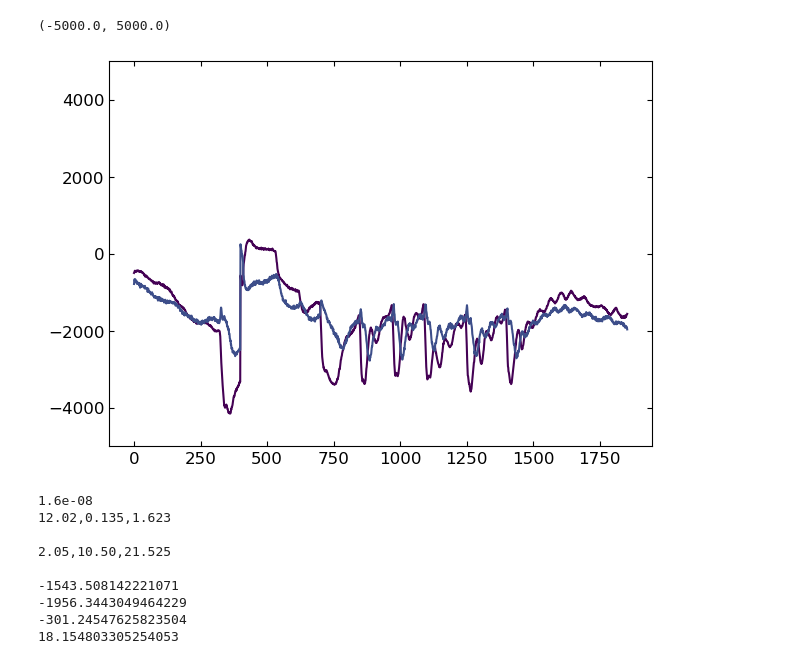
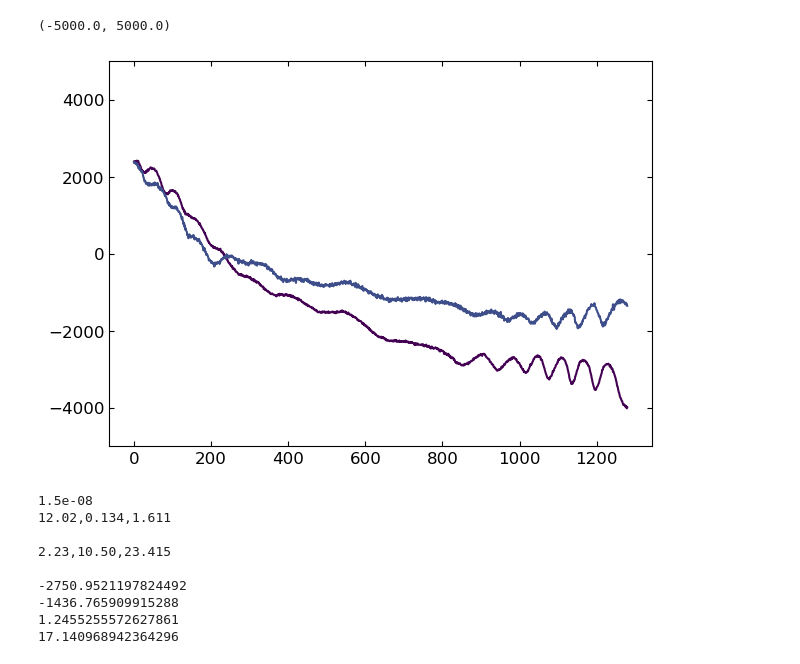
Before and after one commit to yuhants/nanospheres, a Jupyter notebook: analysis_notebooks/20250804_lorentz_data_flipping_check.ipynb, the cells around one changed output. Saved outputs shown, nothing was run; the diff lists cells and outputs as text; code cells hidden in the pictures.

```diff
--- a/analysis_notebooks/20250804_lorentz_data_flipping_check.ipynb
+++ b/analysis_notebooks/20250804_lorentz_data_flipping_check.ipynb
@@ -32,18 +32,18 @@ def load_plotting_setting():
 load_plotting_setting()
 # %%
 avg_a, avg_b = [], []
-for i in range(1854):
-    file_name = rf"E:\lorentz_force\sphere_20250708\20250804_2e-8mbar_newsamp\20250804_m350e_79khz_100vpp_withb_flipped_{i}.hdf5"
+for i in range(1280):
+    file_name = rf"E:\lorentz_force\sphere_20250708\20250807_2e-8mbar_highfreq\20250807_m350e_369khz_300vpp_withb_flipped_{i}.hdf5"
     f = h5py.File(file_name, 'r')
 
     avg_a.append(f['data'].attrs['channel_a_mean_mv'])
     avg_b.append(f['data'].attrs['channel_b_mean_mv'])
 
     f.close()
 
 plt.plot(avg_a)
 plt.plot(avg_b)
 plt.ylim(-5000, 5000)
 # %% [output]
 (-5000.0, 5000.0)
-[figure, old version]
+[figure, new version]
@@ -50,7 +60,10 @@ plt.ylim(-5000, 5000)
 # %%
-idx = 1855
+idx = 2503
 
-file_name = rf"E:\lorentz_force\sphere_20250708\20250804_2e-8mbar_newsamp\20250804_m350e_79khz_100vpp_withb_flipped_{idx}.hdf5"
+# file_name = rf"E:\lorentz_force\sphere_20250708\20250808_2e-8mbar_midfreq\20250808_m350e_276khz_350vpp_withb_flipped_{idx}.hdf5"
+# file_name = rf"E:\lorentz_force\sphere_20250708\20250808_2e-8mbar_electric_calibration\20250808_m350e_93khz_7_5vpp_nob_0.hdf5"
+file_name = rf"E:\lorentz_force\sphere_20250708\20250813_2e-8mbar_midfreq_fcancel\20250813_m350e_276khz_350vpp_withb_flipped_{idx}.hdf5"
+
 f = h5py.File(file_name, 'r')
 
 dd = f['data']['channel_d'][:] * f['data']['channel_d'].attrs['adc2mv']/1000
@@ -66,13 +79,13 @@ print(np.mean(dd) * 1000)
 
 f.close()
 # %% [output]
-1.6e-08
-12.02,0.135,1.623
+1.5e-08
+12.02,0.134,1.611
 
-2.05,10.50,21.525
+2.23,10.50,23.415
 
--1543.508142221071
--1956.3443049464229
--301.24547625823504
-18.154803305254053
+-2750.9521197824492
+-1436.765909915288
+1.2455255572627861
+17.140968942364296
 # %%
```
Also changed, not shown: parts of 3 cells of this notebook, 32 other files.
